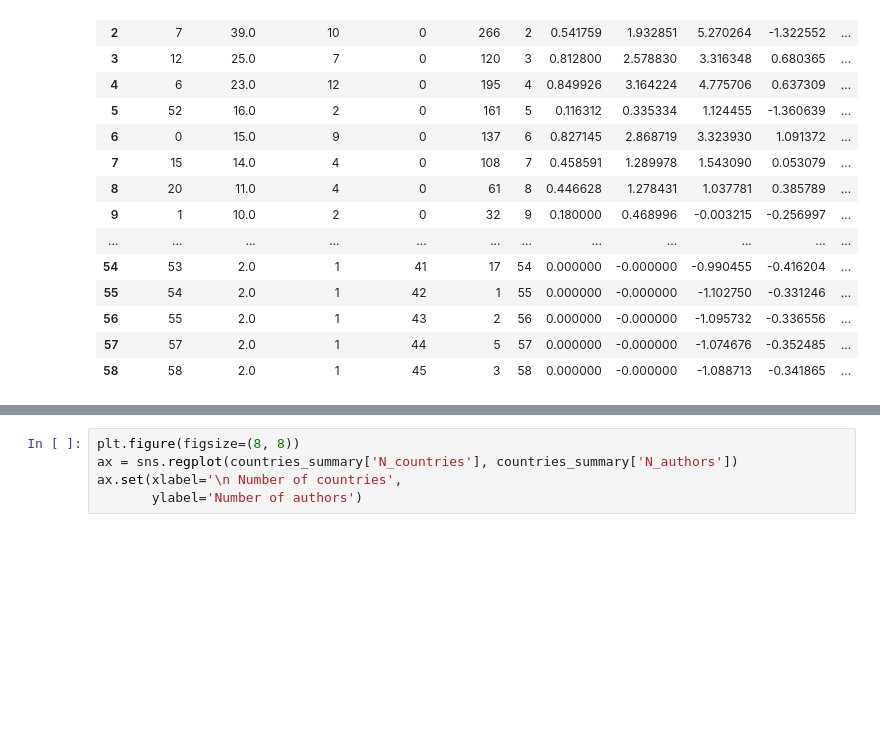
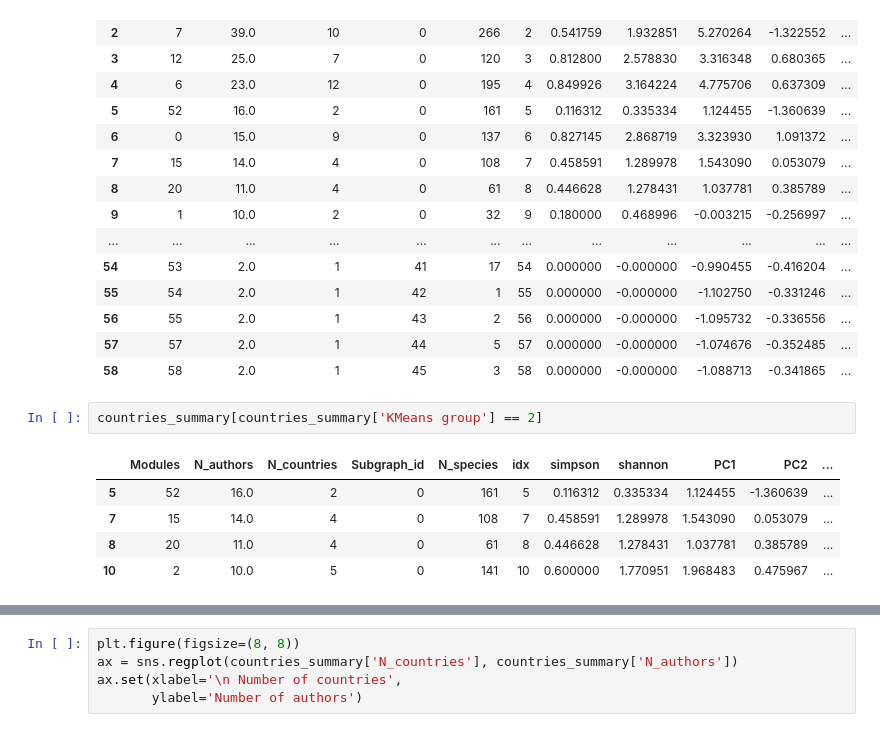
Before and after one commit to eunices/masters-thesis-code, a Jupyter notebook: 2020-08-31-jsa-type-v2-ch3-coauth/2019-11-07-coauthor-network-modularity.ipynb, the cells around one changed output, grey strips where cells are left out. Drawn from its saved outputs; the diff is of its cells as text; blank space fills up the shorter version.

```diff
--- a/2020-08-31-jsa-type-v2-ch3-coauth/2019-11-07-coauthor-network-modularity.ipynb
+++ b/2020-08-31-jsa-type-v2-ch3-coauth/2019-11-07-coauthor-network-modularity.ipynb
@@ -611,3 +614,11 @@ countries_summary.sort_values('idx')
 | 56 | 55 | 2.0 | 1 | 43 | 2 | 56 | 0.000000 | -0.000000 | -1.095732 | -0.336556 | ... |
 | 57 | 57 | 2.0 | 1 | 44 | 5 | 57 | 0.000000 | -0.000000 | -1.074676 | -0.352485 | ... |
 | 58 | 58 | 2.0 | 1 | 45 | 3 | 58 | 0.000000 | -0.000000 | -1.088713 | -0.341865 | ... |
+# %%
+countries_summary[countries_summary['KMeans group'] == 2]
+# %% [output]
+|  | Modules | N_authors | N_countries | Subgraph_id | N_species | idx | simpson | shannon | PC1 | PC2 | ... |
+| 5 | 52 | 16.0 | 2 | 0 | 161 | 5 | 0.116312 | 0.335334 | 1.124455 | -1.360639 | ... |
+| 7 | 15 | 14.0 | 4 | 0 | 108 | 7 | 0.458591 | 1.289978 | 1.543090 | 0.053079 | ... |
+| 8 | 20 | 11.0 | 4 | 0 | 61 | 8 | 0.446628 | 1.278431 | 1.037781 | 0.385789 | ... |
+| 10 | 2 | 10.0 | 5 | 0 | 141 | 10 | 0.600000 | 1.770951 | 1.968483 | 0.475967 | ... |
```
Also changed, not shown: parts of 3 cells of this notebook, 1 other file.
